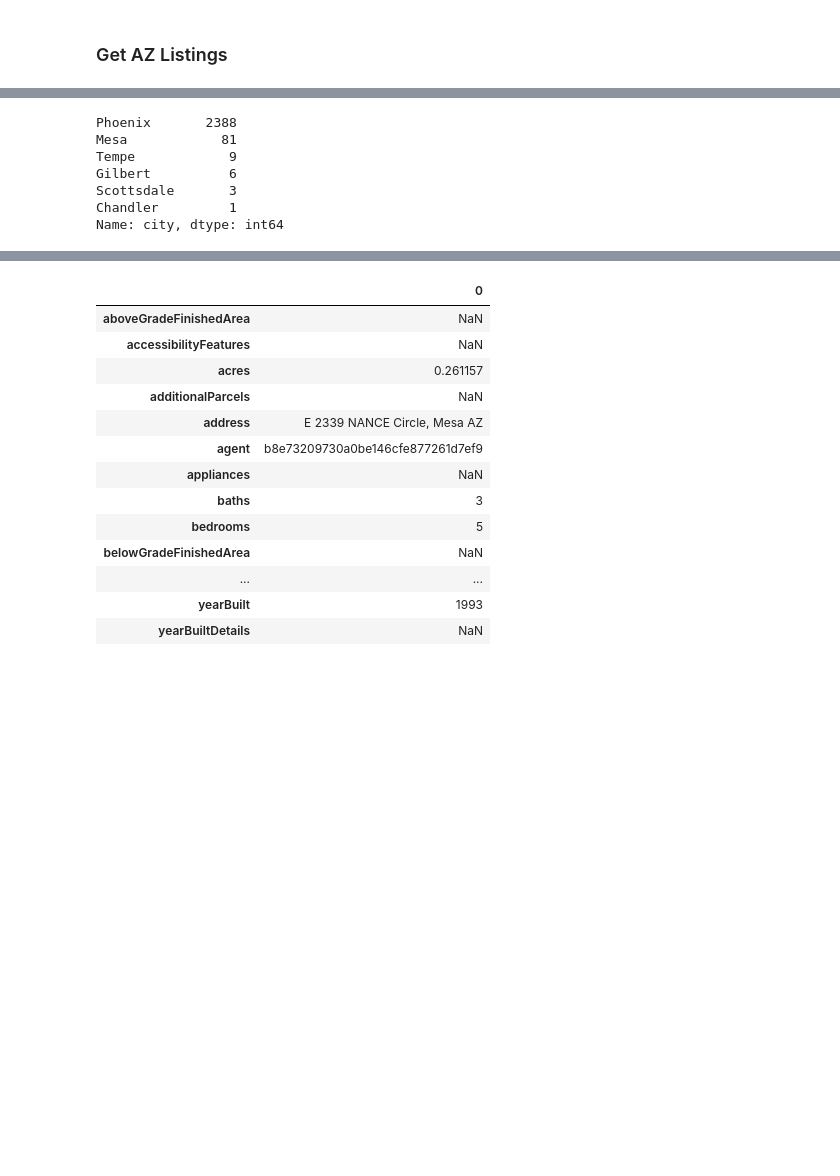
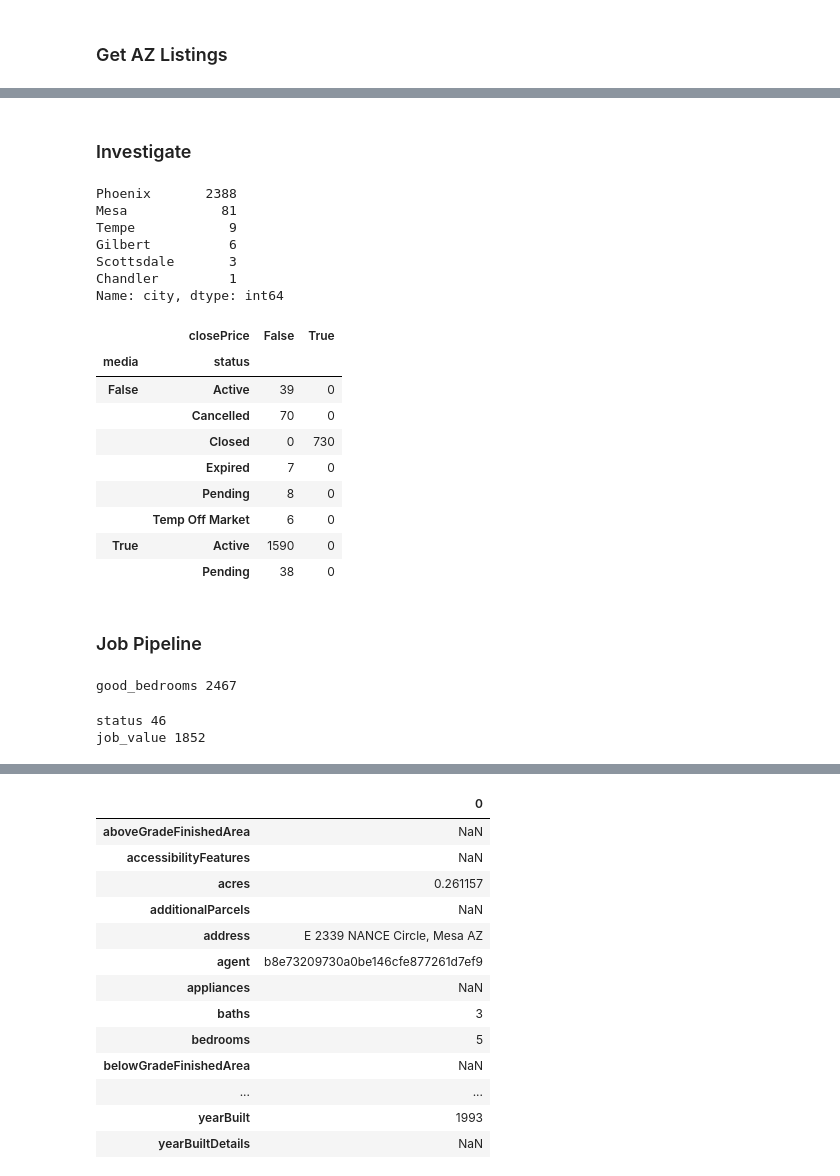
Before and after one commit to fridiculous/home-hero, a Jupyter notebook: hero/scripts/pull_arizona_mls_data.ipynb, the cells around one changed output, grey strips where cells are left out. Saved outputs shown, nothing was run; the diff lists cells and outputs as text; code cells hidden in the pictures; blank space fills up the shorter version.

```diff
--- a/hero/scripts/pull_arizona_mls_data.ipynb
+++ b/hero/scripts/pull_arizona_mls_data.ipynb
@@ -44,6 +59,8 @@ az_df.to_csv('../../data/az_df.csv')
 from IPython.display import HTML
 # %%
 phoenix_df = pd.read_csv('../../data/city_phoenix_df.csv', index_col=0)
+# %% [markdown]
+### Investigate
 # %%
 phoenix_df.city.value_counts()
 # %% [output]
@@ -58,0 +74,15 @@ zip_avg_df = phoenix_df.groupby('zipCode').price.describe()
+# %%
+pd.crosstab([phoenix_df.media.notnull(), phoenix_df.status], phoenix_df.closePrice.notnull())
+# %% [output]
+|  | closePrice | False | True |
+| media | status |  |  |
+| False | Active | 39 | 0 |
+|  | Cancelled | 70 | 0 |
+|  | Closed | 0 | 730 |
+|  | Expired | 7 | 0 |
+|  | Pending | 8 | 0 |
+|  | Temp Off Market | 6 | 0 |
+| True | Active | 1590 | 0 |
+|  | Pending | 38 | 0 |
+# %% [markdown]
+### Job Pipeline
@@ -59 +96,5 @@ zip_avg_df = phoenix_df.groupby('zipCode').price.describe()
+# %%
+pre_filter_criteria = gen_filters(pre_indexes)
+# %% [output]
+good_bedrooms 2467
 # %%
@@ -79,0 +132,5 @@ final_df['job_value'] = (final_df['75%'] - final_df.price)/2.
+# %%
+post_filter_criteria = gen_filters(post_indexes)
+# %% [output]
+status 46
+job_value 1852
```
Also changed, not shown: parts of 29 cells of this notebook, 1 other file.
